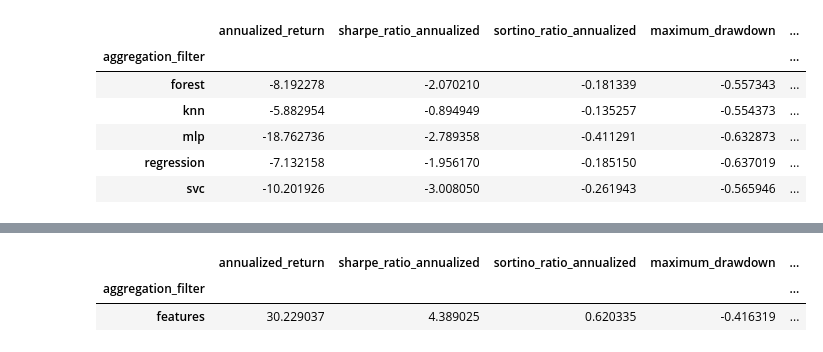
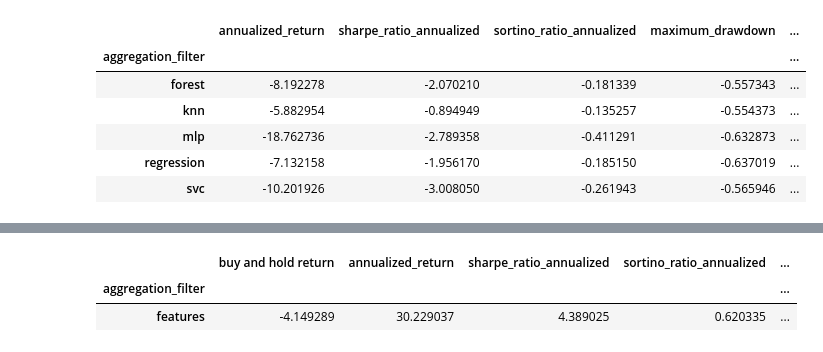
Before and after one commit to TazTornadoo/crypto_billionairs, a Jupyter notebook: Python/strategy_comparison.ipynb, the cells around one changed output, grey strips where cells are left out. Saved outputs shown, nothing was run; the diff lists cells and outputs as text; code cells hidden in the pictures.

```diff
--- a/Python/strategy_comparison.ipynb
+++ b/Python/strategy_comparison.ipynb
@@ -34,8 +46,8 @@ df.iloc[:, 5:].groupby(by=["aggregation_filter"]).mean()
 # %%
 df = pd.read_sql_query("select * from cryptocurrencies_risk_metrics_1m_abnormal_day", connection)
 df["aggregation_filter"] = df["table_name"].str.split("_").str[-1]
-df.iloc[:, 5:].groupby(by=["aggregation_filter"]).mean()
+df.iloc[:, 4:].groupby(by=["aggregation_filter"]).mean()
 # %% [output]
-|  | annualized_return | sharpe_ratio_annualized | sortino_ratio_annualized | maximum_drawdown | ... |
+|  | buy and hold return | annualized_return | sharpe_ratio_annualized | sortino_ratio_annualized | ... |
 | aggregation_filter |  |  |  |  | ... |
-| features | 30.229037 | 4.389025 | 0.620335 | -0.416319 | ... |
+| features | -4.149289 | 30.229037 | 4.389025 | 0.620335 | ... |
```
Also changed, not shown: parts of 1 cell of this notebook, 3 other files.
